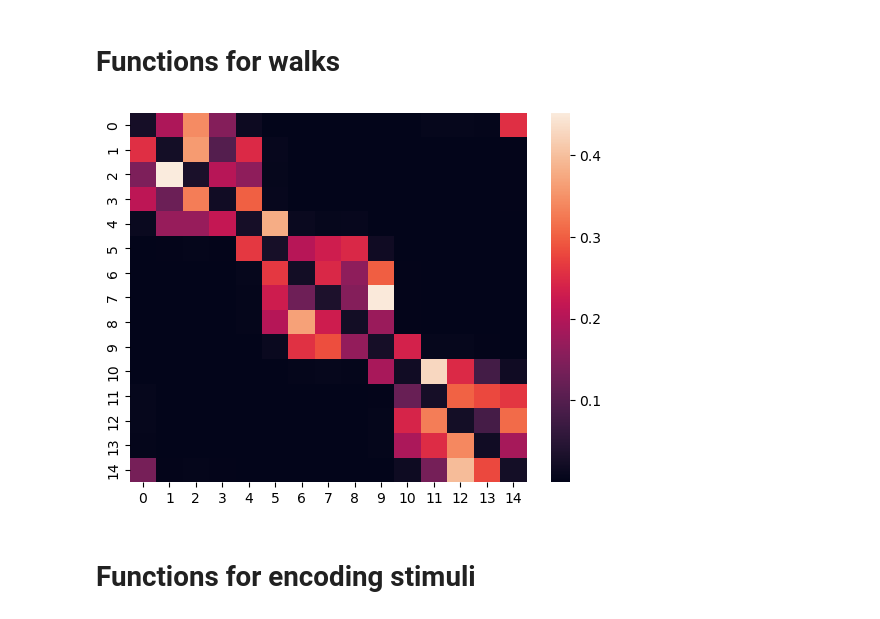
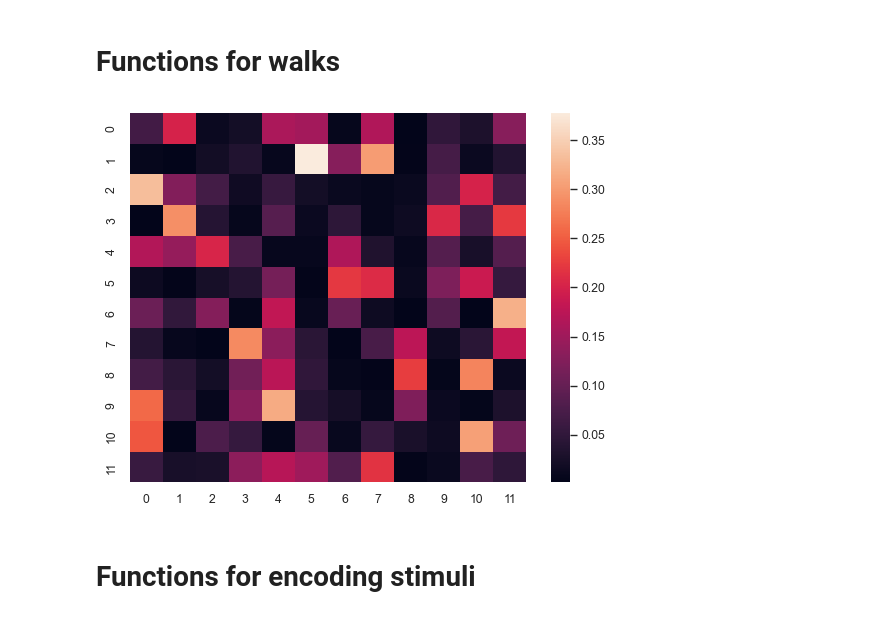
Before and after one commit to tejas-savalia/event-boundaries, a Jupyter notebook: simulations/categorization_sim.ipynb, the cells around one changed output. Saved outputs shown, nothing was run; the diff lists cells and outputs as text; code cells hidden in the pictures.

```diff
--- a/simulations/categorization_sim.ipynb
+++ b/simulations/categorization_sim.ipynb
@@ -10,7 +22,7 @@ from sklearn.cluster import KMeans
 # %% [markdown]
 # Function to create modular graph
 # %%
-def create_adjacency_matrix_for_modular_graph(num_nodes, num_modules, module_sizes, inter_module_edges, boundary_nodes):
+def create_adjacency_matrix_for_modular_graph(num_nodes, num_modules, module_sizes, inter_module_edges, boundary_nodes,  edges_to_remove = None):
   """
   Creates an adjacency matrix for a graph with modular structure.
 
@@ -41,6 +53,12 @@ def create_adjacency_matrix_for_modular_graph(num_nodes, num_modules, module_siz
     for node_j in boundary_nodes:
       adj_matrix[node_i][node_j] = 0
 
+  if edges_to_remove is not None:
+    for edge in edges_to_remove:
+      node_index_1, node_index_2 = edge
+      adj_matrix[node_index_1, node_index_2] = 0
+      adj_matrix[node_index_2, node_index_1] = 0
+
   # Add edges between modules.
   for edge in inter_module_edges:
     node_index_1, node_index_2 = edge
@@ -51,6 +69,8 @@ def create_adjacency_matrix_for_modular_graph(num_nodes, num_modules, module_siz
 
 
 modular_graph = create_adjacency_matrix_for_modular_graph(15, 3, [5, 5, 5], [(0, 14), (4, 5), (9, 10)], [0, 4, 5, 9, 10, 14])
+# %%
+two_hex_graph = create_adjacency_matrix_for_modular_graph(12, 2, [6, 6], [(5, 6)], [5, 6])
 # %% [markdown]
 # Function to plot a graph
 # %%
@@ -102,9 +126,9 @@ def random_hop(graph, hop_step = 1, path_length = 1000):
 
     return path
 # %%
-def run_SR(path, graph, alpha = 0.1, gamma = 0.1, plot = True):
+def run_SR(path, graph, alpha = 0.1, gamma = 0.05, plot = True):
     SR = np.random.uniform(0, 1, size=graph.shape)
-    num_nodes = modular_graph.shape[0]
+    num_nodes = graph.shape[0]
     start_state = np.random.choice(np.arange(num_nodes))
     current_state = start_state
 
@@ -125,8 +149,8 @@ def run_SR(path, graph, alpha = 0.1, gamma = 0.1, plot = True):
         sns.heatmap(SR)
     return SR
 # %%
-SR = run_SR(random_walk(modular_graph), modular_graph)
+SR = run_SR(random_hop(two_hex_graph, hop_step=1), two_hex_graph, 0.2, 0.05)
 # plt.title('hop size: 6')
 # %% [output]
-[figure, old version]
+[figure, new version]
 # %%
```
Also changed, not shown: parts of 21 cells of this notebook, 6 other files.
